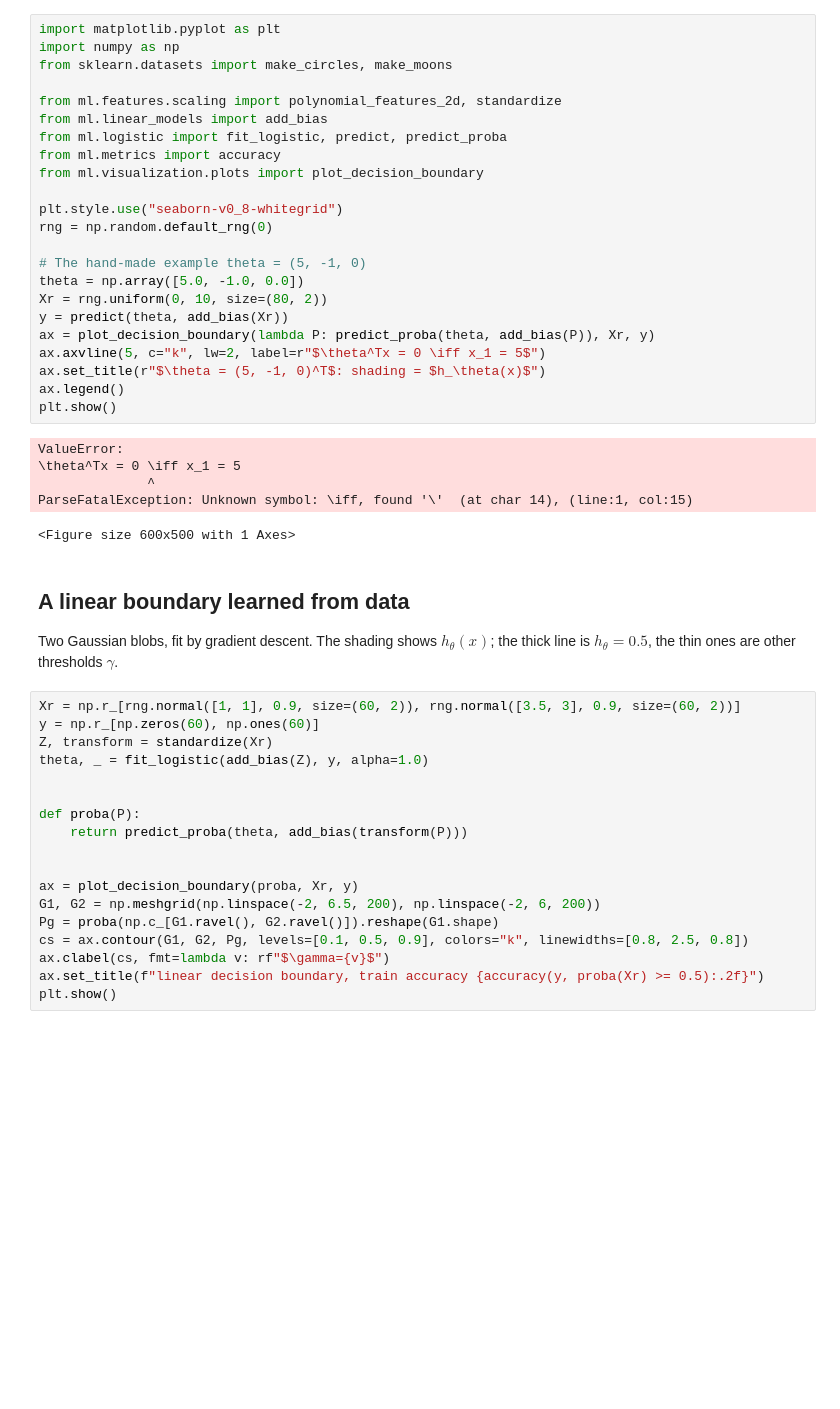
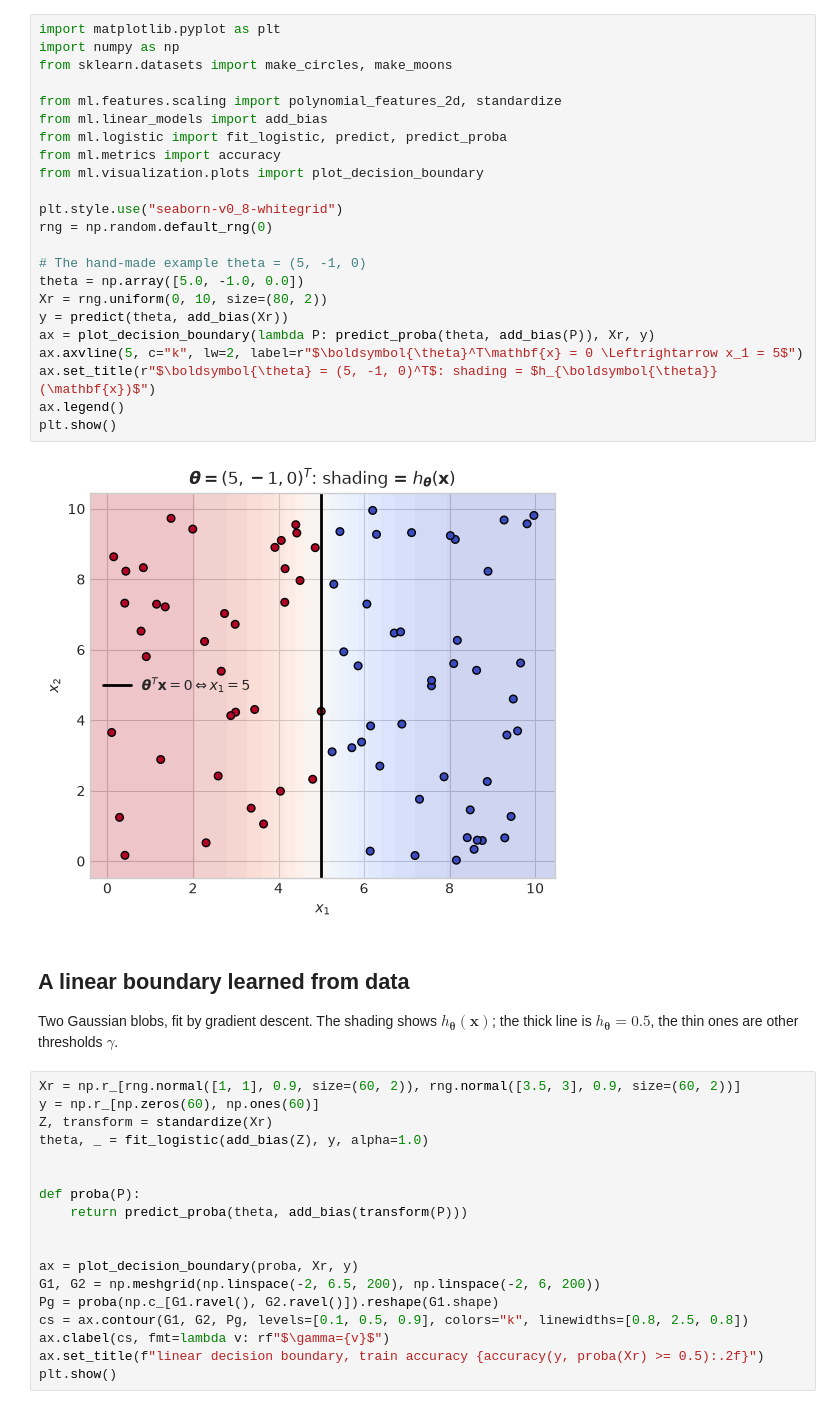
Before and after one commit to AGE90/notes-on-ml, a Jupyter notebook: notebooks/02_logistic_regression/03_decision_boundary.ipynb, the cells around one changed output. Saved outputs shown, nothing was run; the diff lists cells and outputs as text; blank space fills up the shorter version.

```diff
--- a/notebooks/02_logistic_regression/03_decision_boundary.ipynb
+++ b/notebooks/02_logistic_regression/03_decision_boundary.ipynb
@@ -29,36 +29,32 @@ More generally, the level sets $\theta^Tx = c$ are the lines where $h_\theta = S
 # %%
 import matplotlib.pyplot as plt
 import numpy as np
 from sklearn.datasets import make_circles, make_moons
 
 from ml.features.scaling import polynomial_features_2d, standardize
 from ml.linear_models import add_bias
 from ml.logistic import fit_logistic, predict, predict_proba
 from ml.metrics import accuracy
 from ml.visualization.plots import plot_decision_boundary
 
 plt.style.use("seaborn-v0_8-whitegrid")
 rng = np.random.default_rng(0)
 
 # The hand-made example theta = (5, -1, 0)
 theta = np.array([5.0, -1.0, 0.0])
 Xr = rng.uniform(0, 10, size=(80, 2))
 y = predict(theta, add_bias(Xr))
 ax = plot_decision_boundary(lambda P: predict_proba(theta, add_bias(P)), Xr, y)
-ax.axvline(5, c="k", lw=2, label=r"$\theta^Tx = 0 \iff x_1 = 5$")
-ax.set_title(r"$\theta = (5, -1, 0)^T$: shading = $h_\theta(x)$")
+ax.axvline(5, c="k", lw=2, label=r"$\boldsymbol{\theta}^T\mathbf{x} = 0 \Leftrightarrow x_1 = 5$")
+ax.set_title(r"$\boldsymbol{\theta} = (5, -1, 0)^T$: shading = $h_{\boldsymbol{\theta}}(\mathbf{x})$")
 ax.legend()
 plt.show()
 # %% [output]
-ValueError:
-\theta^Tx = 0 \iff x_1 = 5
-              ^
-ParseFatalException: Unknown symbol: \iff, found '\'  (at char 14), (line:1, col:15)
-<Figure size 600x500 with 1 Axes>
+[figure, added]
 # %% [markdown]
 ## A linear boundary learned from data
 
-Two Gaussian blobs, fit by gradient descent. The shading shows $h_\theta(x)$; the thick line is $h_\theta = 0.5$, the thin ones are other thresholds $\gamma$.
+Two Gaussian blobs, fit by gradient descent. The shading shows $h_{\boldsymbol{\theta}}(\mathbf{x})$; the thick line is $h_{\boldsymbol{\theta}} = 0.5$, the thin ones are other thresholds $\gamma$.
 # %%
 Xr = np.r_[rng.normal([1, 1], 0.9, size=(60, 2)), rng.normal([3.5, 3], 0.9, size=(60, 2))]
 y = np.r_[np.zeros(60), np.ones(60)]
```
Also changed, not shown: parts of 4 cells of this notebook, 24 other files.
